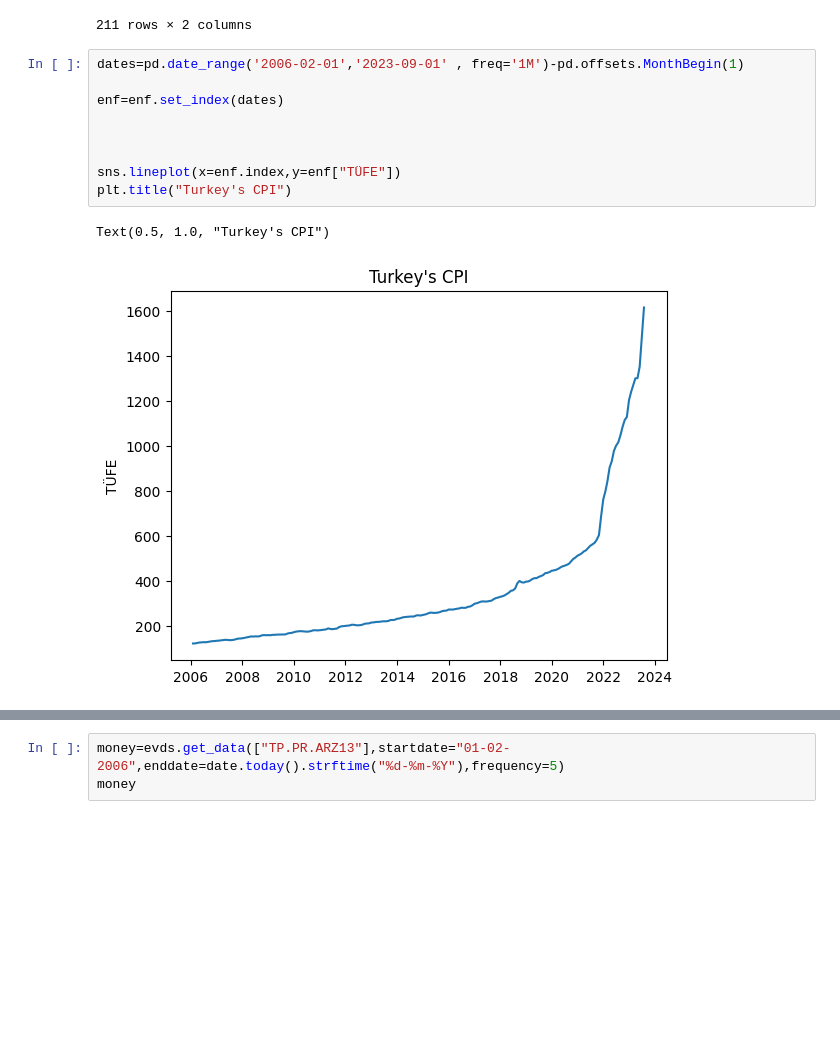
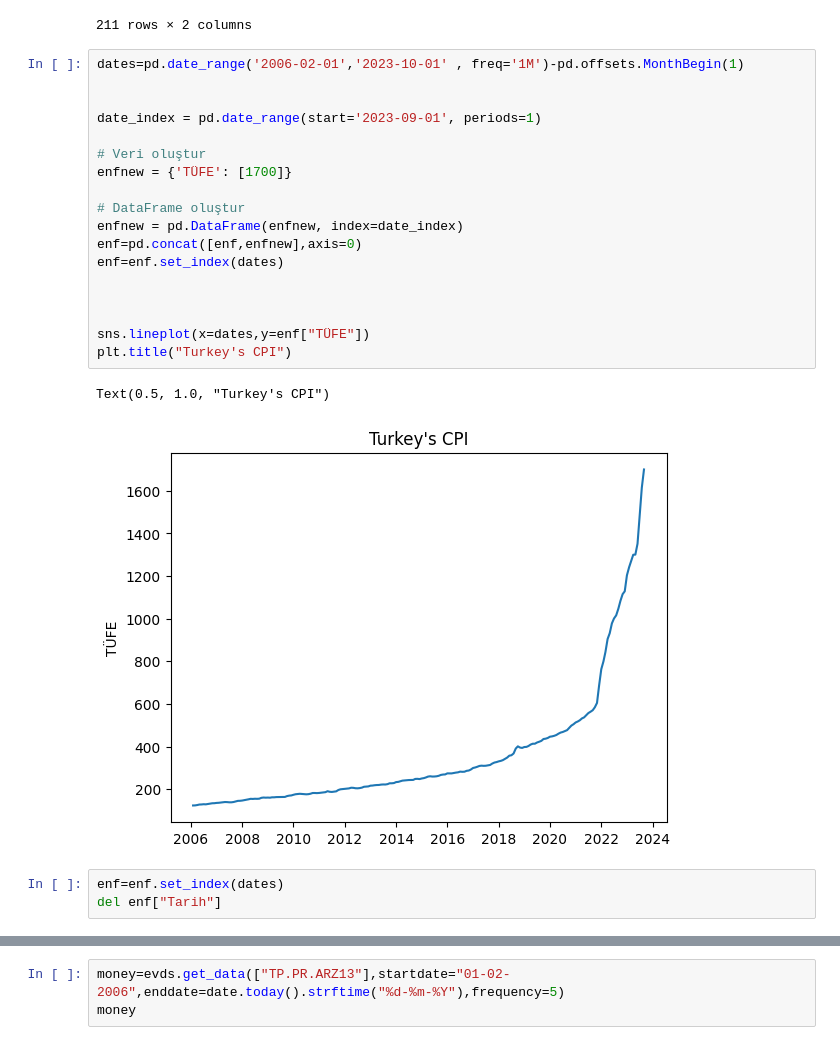
Before and after one commit to kaboya19/InflationForecast, a Jupyter notebook: InflationForecastVARModel.ipynb, the cells around one changed output, grey strips where cells are left out. Saved outputs shown, nothing was run; the diff lists cells and outputs as text; blank space fills up the shorter version.

```diff
--- a/InflationForecastVARModel.ipynb
+++ b/InflationForecastVARModel.ipynb
@@ -89,17 +89,29 @@ enf
 | 210 | 2023-8 | 1614.31 |
 211 rows × 2 columns
 # %%
-dates=pd.date_range('2006-02-01','2023-09-01' , freq='1M')-pd.offsets.MonthBegin(1)
+dates=pd.date_range('2006-02-01','2023-10-01' , freq='1M')-pd.offsets.MonthBegin(1)
 
+
+date_index = pd.date_range(start='2023-09-01', periods=1)
+
+# Veri oluştur
+enfnew = {'TÜFE': [1700]}
+
+# DataFrame oluştur
+enfnew = pd.DataFrame(enfnew, index=date_index)
+enf=pd.concat([enf,enfnew],axis=0)
 enf=enf.set_index(dates)
 
 
 
-sns.lineplot(x=enf.index,y=enf["TÜFE"])
+sns.lineplot(x=dates,y=enf["TÜFE"])
 plt.title("Turkey's CPI")
 # %% [output]
 Text(0.5, 1.0, "Turkey's CPI")
-[figure, old version]
+[figure, new version]
+# %%
+enf=enf.set_index(dates)
+del enf["Tarih"]
 # %%
 usd=pd.DataFrame(usd)
 usd.columns=["USD/TL"]
```
Also changed, not shown: parts of 15 cells of this notebook.
